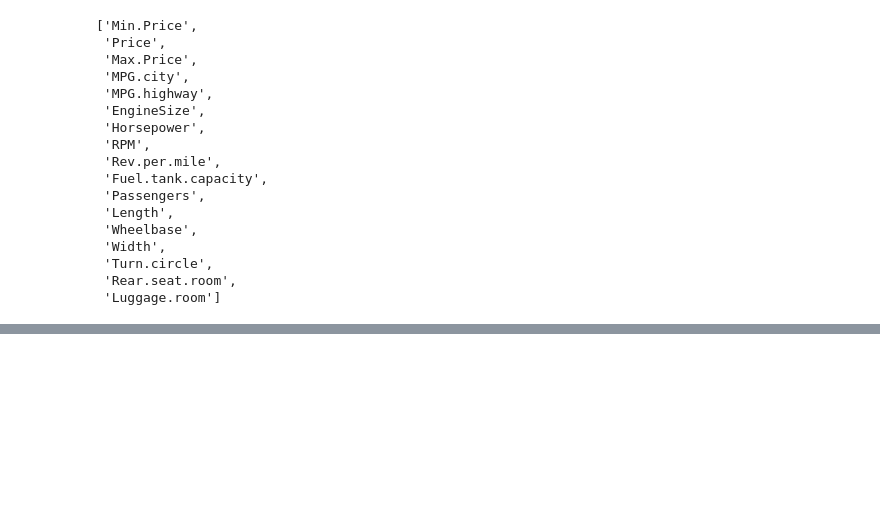
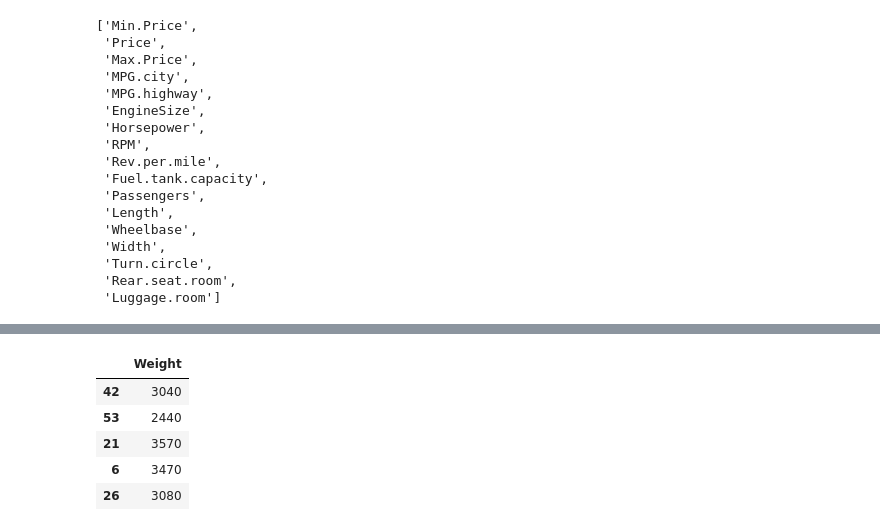
Before and after one commit to JagtapT/VS-code-6pm-weekend, a Jupyter notebook: Regularization/Ridge_Lasso.ipynb, the cells around one changed output, grey strips where cells are left out. Drawn from its saved outputs; the diff is of its cells as text; code cells hidden in the pictures; blank space fills up the shorter version.

```diff
--- a/Regularization/Ridge_Lasso.ipynb
+++ b/Regularization/Ridge_Lasso.ipynb
@@ -122,0 +157,9 @@ from sklearn.compose import ColumnTransformer
+# %%
+ytrain.head()
+# %% [output]
+|  | Weight |
+| 42 | 3040 |
+| 53 | 2440 |
+| 21 | 3570 |
+| 6 | 3470 |
+| 26 | 3080 |
```
Also changed, not shown: parts of 43 cells of this notebook, 1 other file.
